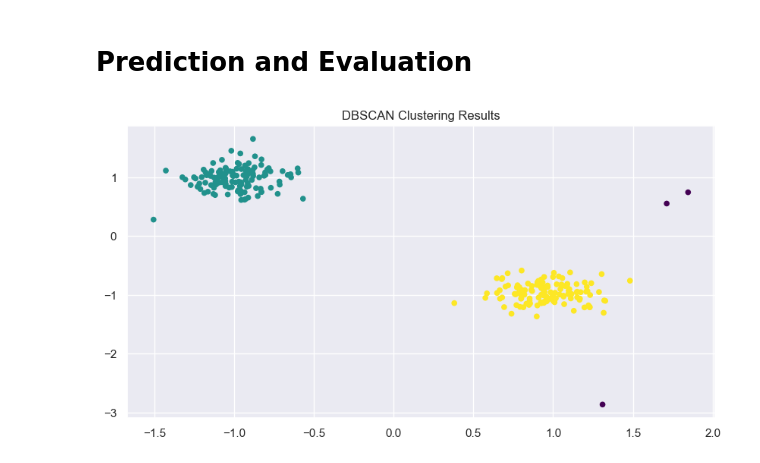
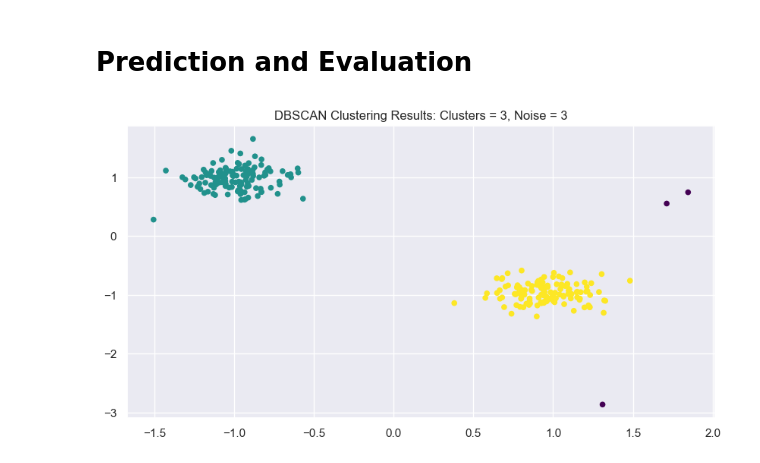
Before and after one commit to ccarr-x/CMOR-438-SP-2026, a Jupyter notebook: examples/Unsupervised_Learning/DBSCAN.ipynb, the cells around one changed output. Saved outputs shown, nothing was run; the diff lists cells and outputs as text; code cells hidden in the pictures.

```diff
--- a/examples/Unsupervised_Learning/DBSCAN.ipynb
+++ b/examples/Unsupervised_Learning/DBSCAN.ipynb
@@ -89,10 +69,10 @@ Unique labels: [-1  0  1]
 # %%
 processor = PostProcessor()
 
 # Plotting the results
 plt.figure(figsize=(10, 5))
 plt.scatter(X_scaled[:, 0], X_scaled[:, 1], c=labels, cmap='viridis', s=20)
-plt.title("DBSCAN Clustering Results")
+plt.title("DBSCAN Clustering Results: Clusters = " + str(len(np.unique(labels))) + ", Noise = " + str(np.sum(labels == -1)))
 plt.show()
 # %% [output]
-[figure, old version]
+[figure, new version]
```
Also changed, not shown: parts of 2 cells of this notebook, 2 other files.
